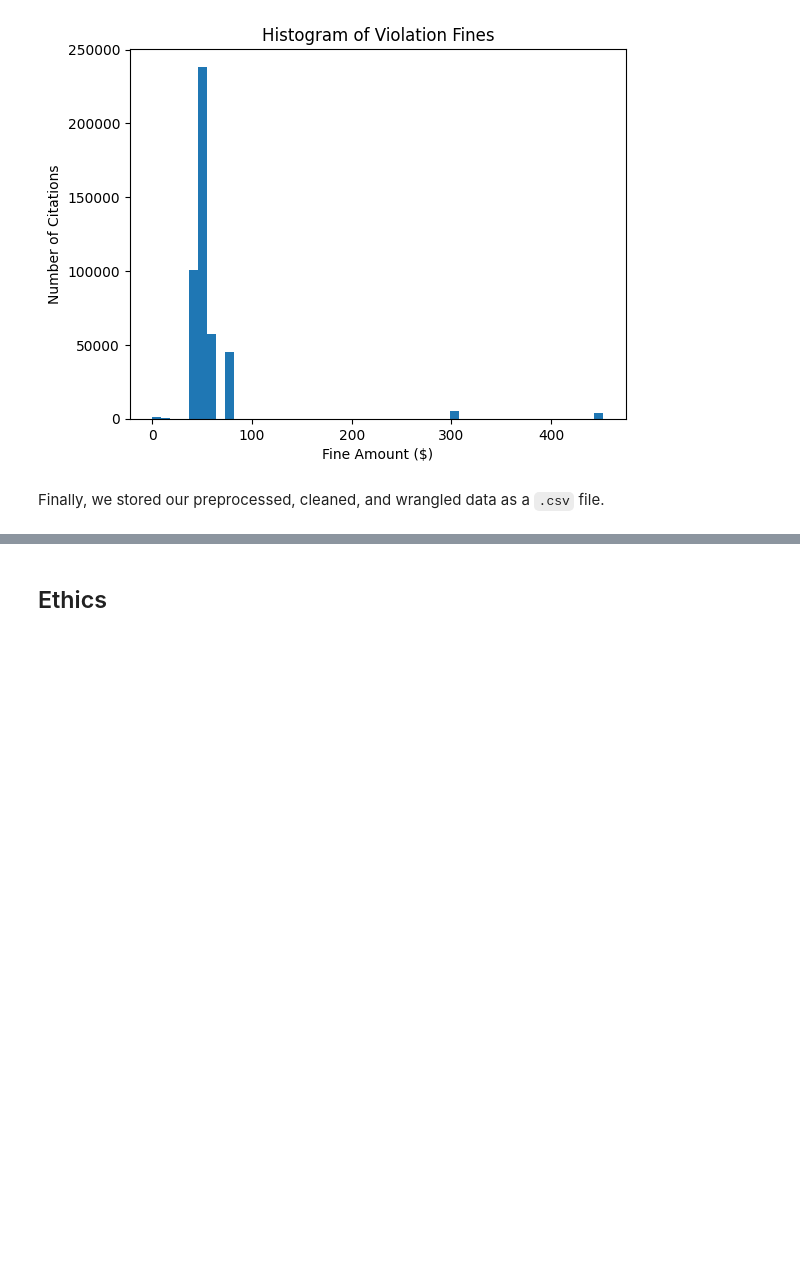
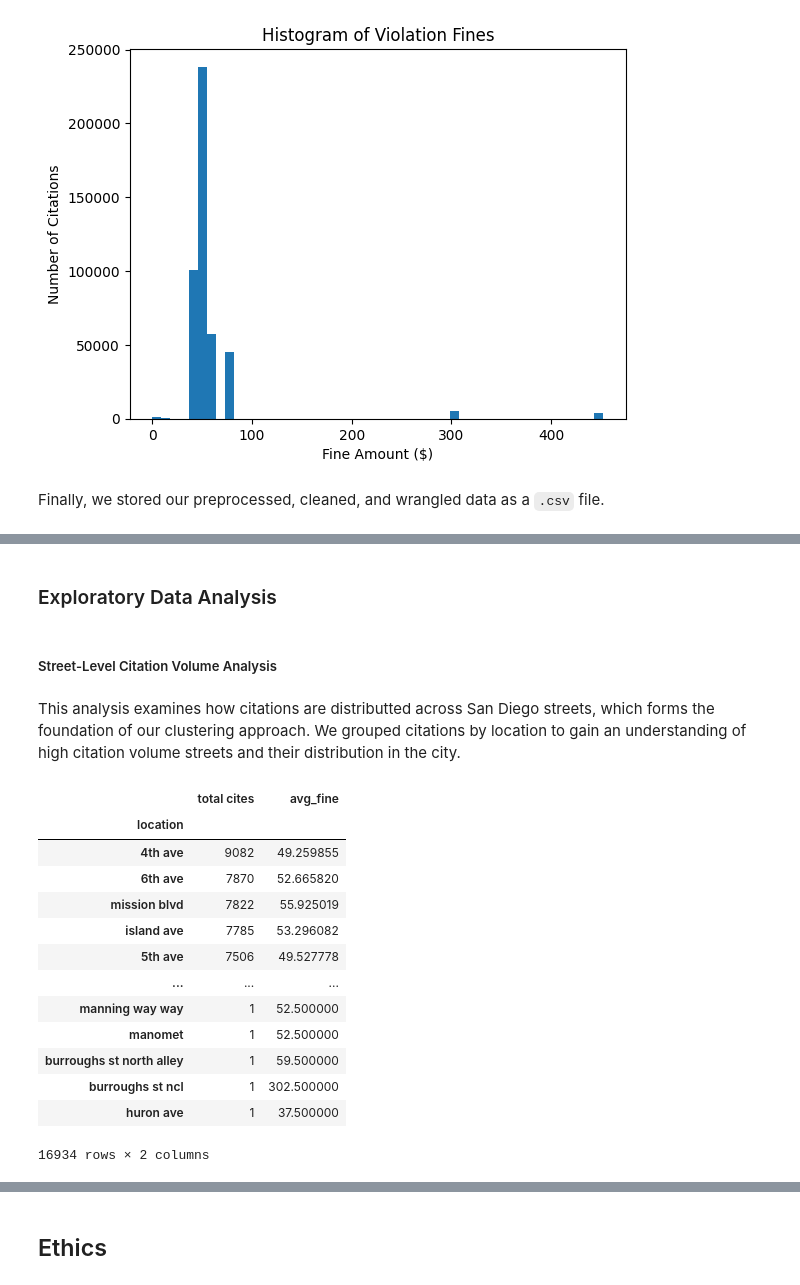
Before and after one commit to tobyzhan/Parking-Citation-Project, a Jupyter notebook: 02-EDACheckpoint.ipynb, the cells around one changed output, grey strips where cells are left out. Saved outputs shown, nothing was run; the diff lists cells and outputs as text; code cells hidden in the pictures; blank space fills up the shorter version.

```diff
--- a/02-EDACheckpoint.ipynb
+++ b/02-EDACheckpoint.ipynb
@@ -328,0 +301,2 @@ Some more words and stuff.  Remember notebooks work best if you interleave the c
+# %% [markdown]
+### Exploratory Data Analysis
@@ -328,0 +307,28 @@ Some more words and stuff.  Remember notebooks work best if you interleave the c
+# %% [markdown]
+##### Street-Level Citation Volume Analysis
+# %% [markdown]
+This analysis examines how citations are distributted across San Diego streets, which forms the foundation of our clustering approach. We grouped citations by location to gain an understanding of high citation volume streets and their distribution in the city.
+# %%
+street_volumes = citations.groupby('location').agg({
+    'citation_id': 'count',
+    'vio_fine': 'mean'
+})
+
+street_volumes.columns = ['total cites', 'avg_fine']
+street_volumes = street_volumes.sort_values('total cites', ascending=False)
+street_volumes
+# %% [output]
+|  | total cites | avg_fine |
+| location |  |  |
+| 4th ave | 9082 | 49.259855 |
+| 6th ave | 7870 | 52.665820 |
+| mission blvd | 7822 | 55.925019 |
+| island ave | 7785 | 53.296082 |
+| 5th ave | 7506 | 49.527778 |
+| ... | ... | ... |
+| manning way way | 1 | 52.500000 |
+| manomet | 1 | 52.500000 |
+| burroughs st north alley | 1 | 59.500000 |
+| burroughs st ncl | 1 | 302.500000 |
+| huron ave | 1 | 37.500000 |
+16934 rows × 2 columns
```
Also changed, not shown: parts of 18 cells of this notebook.
